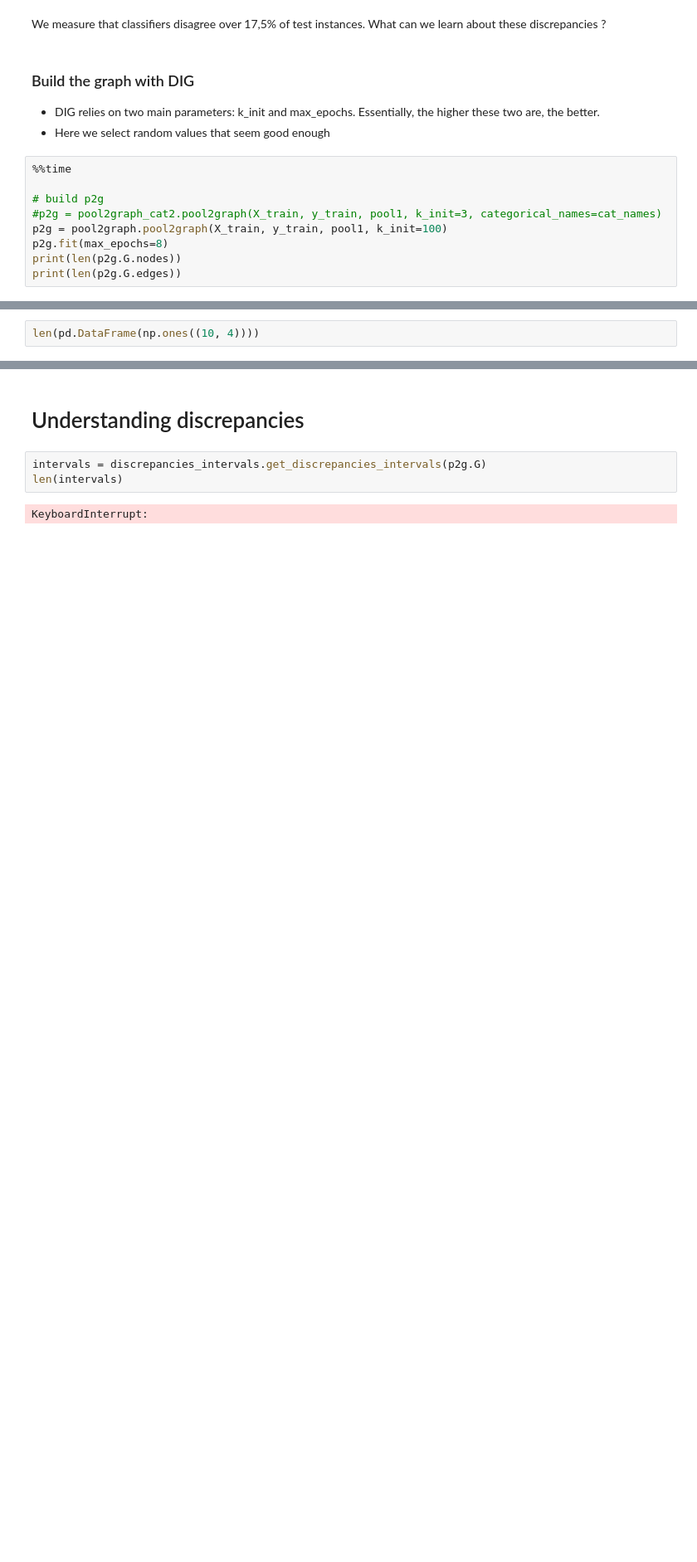
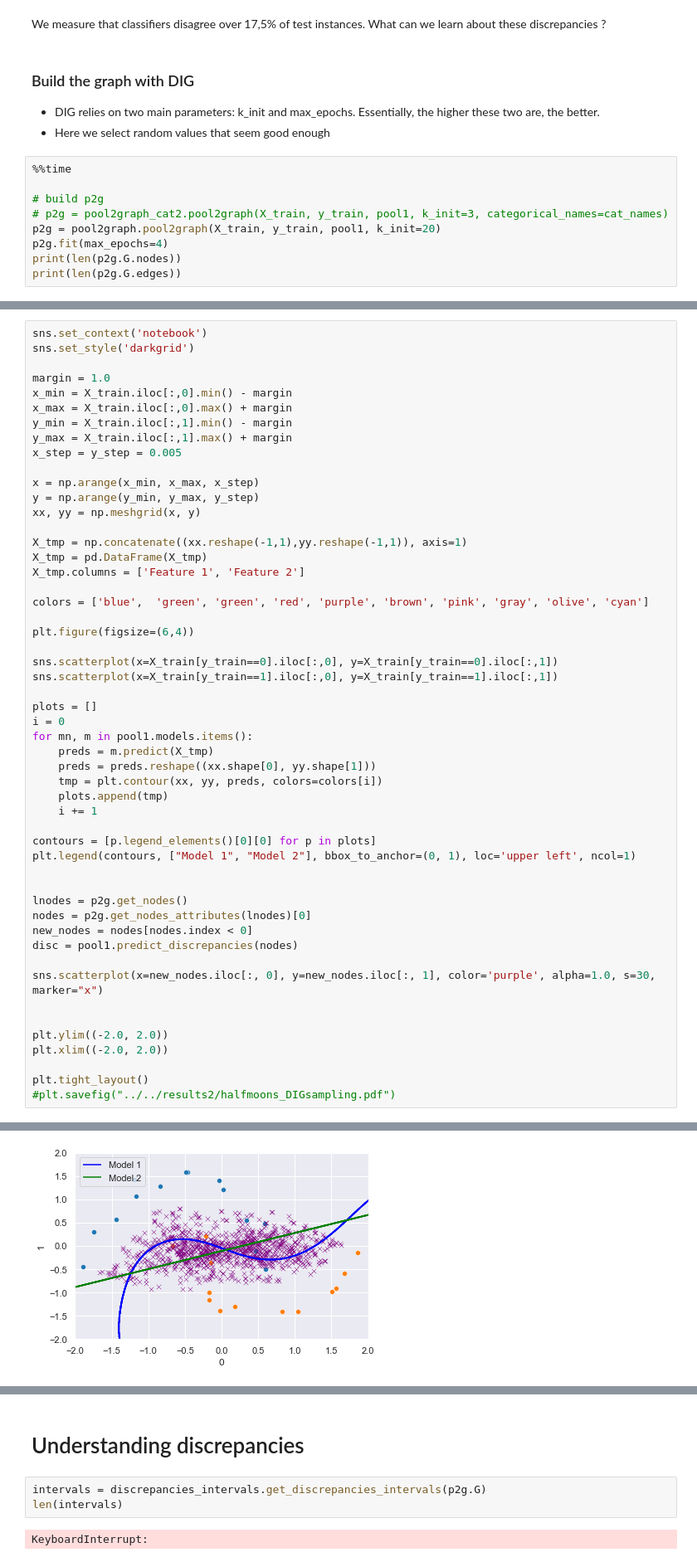
Before and after one commit to axa-rev-research/discrepancies-in-machine-learning, a Jupyter notebook: notebooks/Showcase-halfmoons2D.ipynb, the cells around one changed output, grey strips where cells are left out. Shown at 83% size. Saved outputs shown, nothing was run; the diff lists cells and outputs as text; blank space fills up the shorter version.

Commit message:
cleaning a bit categorical branch postICML

```diff
--- a/notebooks/Showcase-halfmoons2D.ipynb
+++ b/notebooks/Showcase-halfmoons2D.ipynb
@@ -53,9 +117,9 @@ We measure that classifiers disagree over 17,5% of test instances. What can we l
 %%time
 
 # build p2g
-#p2g = pool2graph_cat2.pool2graph(X_train, y_train, pool1, k_init=3, categorical_names=cat_names)
-p2g = pool2graph.pool2graph(X_train, y_train, pool1, k_init=100)
-p2g.fit(max_epochs=8)
+# p2g = pool2graph_cat2.pool2graph(X_train, y_train, pool1, k_init=3, categorical_names=cat_names)
+p2g = pool2graph.pool2graph(X_train, y_train, pool1, k_init=20)
+p2g.fit(max_epochs=4)
 print(len(p2g.G.nodes))
 print(len(p2g.G.edges))
 # %% [output]
@@ -70,3 +134,53 @@ KeyboardInterrupt:
 # %%
-len(pd.DataFrame(np.ones((10, 4))))
+sns.set_context('notebook')
+sns.set_style('darkgrid')
+
+margin = 1.0
+x_min = X_train.iloc[:,0].min() - margin
+x_max = X_train.iloc[:,0].max() + margin
+y_min = X_train.iloc[:,1].min() - margin
+y_max = X_train.iloc[:,1].max() + margin
+x_step = y_step = 0.005
+
+x = np.arange(x_min, x_max, x_step)
+y = np.arange(y_min, y_max, y_step)
+xx, yy = np.meshgrid(x, y)
+
+X_tmp = np.concatenate((xx.reshape(-1,1),yy.reshape(-1,1)), axis=1)
+X_tmp = pd.DataFrame(X_tmp)
+X_tmp.columns = ['Feature 1', 'Feature 2']
+
+colors = ['blue',  'green', 'green', 'red', 'purple', 'brown', 'pink', 'gray', 'olive', 'cyan']
+
+plt.figure(figsize=(6,4))
+
+sns.scatterplot(x=X_train[y_train==0].iloc[:,0], y=X_train[y_train==0].iloc[:,1])
+sns.scatterplot(x=X_train[y_train==1].iloc[:,0], y=X_train[y_train==1].iloc[:,1])
+
+plots = []
+i = 0
+for mn, m in pool1.models.items():
+    preds = m.predict(X_tmp)
+    preds = preds.reshape((xx.shape[0], yy.shape[1]))
+    tmp = plt.contour(xx, yy, preds, colors=colors[i])
+    plots.append(tmp)
+    i += 1
+
+contours = [p.legend_elements()[0][0] for p in plots]
+plt.legend(contours, ["Model 1", "Model 2"], bbox_to_anchor=(0, 1), loc='upper left', ncol=1)
+
+
+lnodes = p2g.get_nodes()
+nodes = p2g.get_nodes_attributes(lnodes)[0]
+new_nodes = nodes[nodes.index < 0]
+disc = pool1.predict_discrepancies(nodes)
+
+sns.scatterplot(x=new_nodes.iloc[:, 0], y=new_nodes.iloc[:, 1], color='purple', alpha=1.0, s=30, marker="x")
+
+
+plt.ylim((-2.0, 2.0))
+plt.xlim((-2.0, 2.0))
+
+plt.tight_layout()
+#plt.savefig("../../results2/halfmoons_DIGsampling.pdf")
 # %% [output]
@@ -73,0 +187 @@ len(pd.DataFrame(np.ones((10, 4))))
+[figure, added]
```
Also changed, not shown: parts of 12 cells of this notebook, 11 other files.
